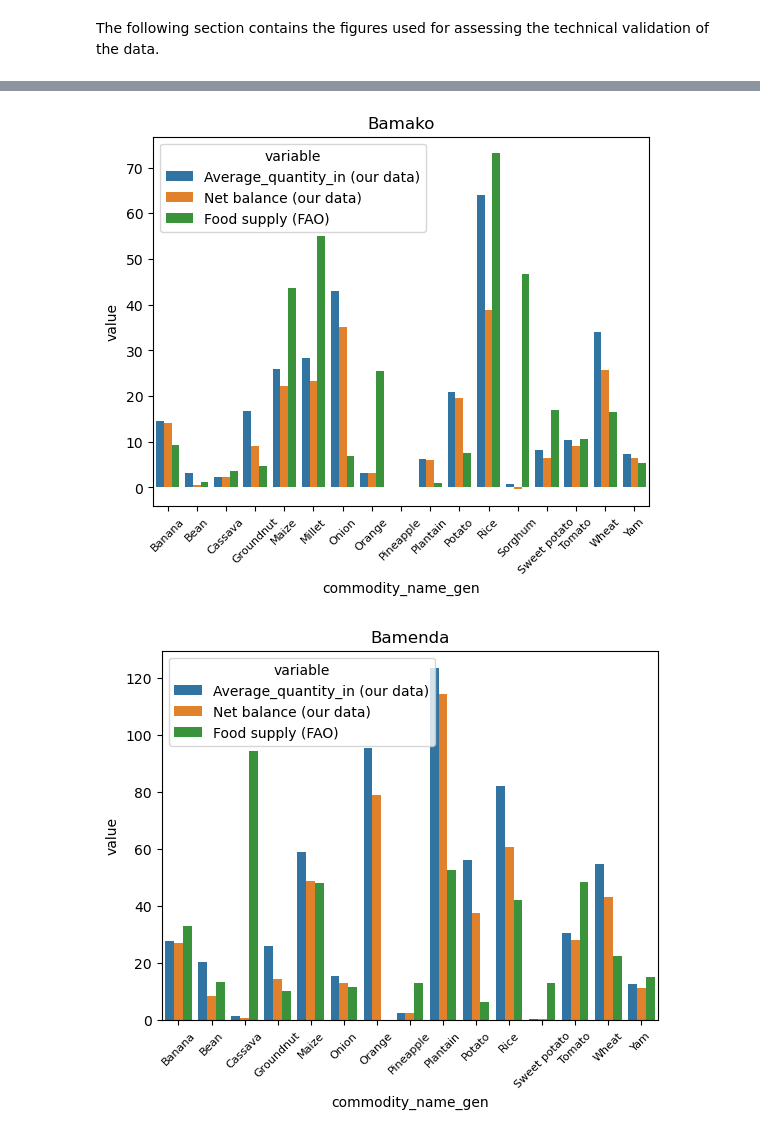
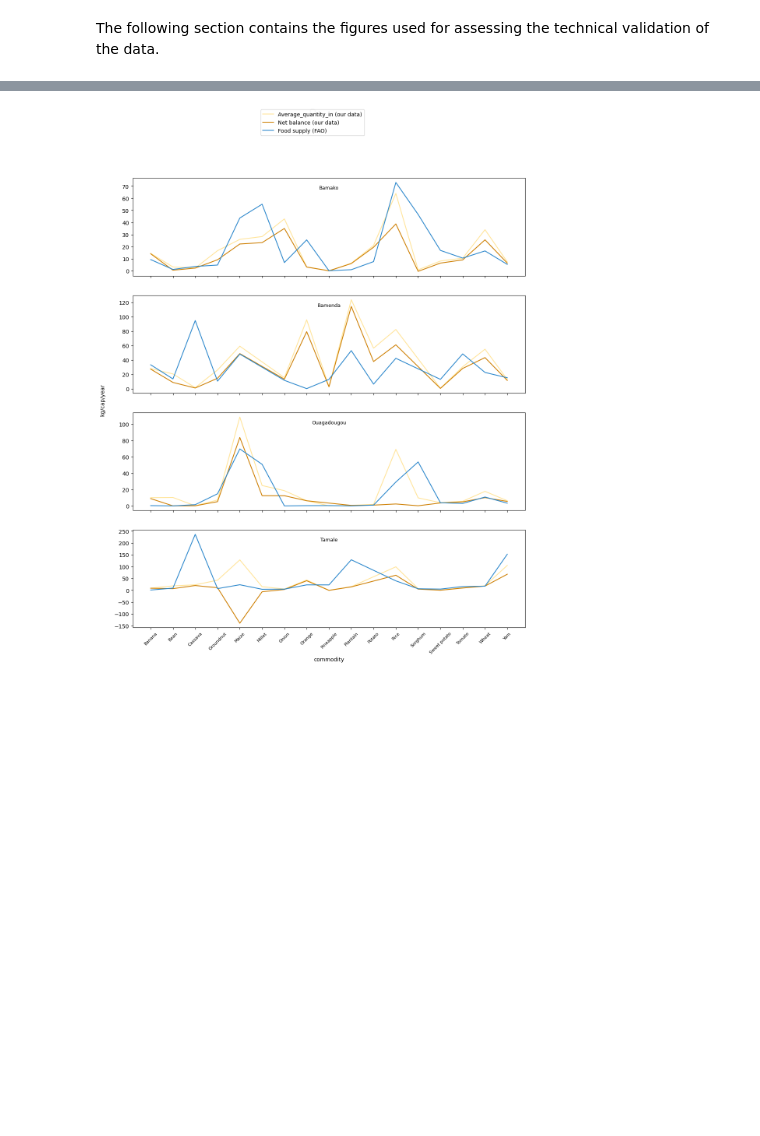
Before and after one commit to HannaKarg/food-flows, a Jupyter notebook: data_paper_16012023.ipynb, the cells around one changed output, grey strips where cells are left out. Saved outputs shown, nothing was run; the diff lists cells and outputs as text; code cells hidden in the pictures; blank space fills up the shorter version.

```diff
--- a/data_paper_16012023.ipynb
+++ b/data_paper_16012023.ipynb
@@ -446,6 +404,7 @@ plt.show()
 # %%
 # balance compared with FAO food balance sheets
-# selected products, BF: 2014, Ghana: 2014, Mali: 2016, Cameroon: 2017
+# selected products (item codes codes S2511, S2807, S2514, S2517, S2518, S2532, S2531, S2533, S2535, S2546,
+# S2552, S2601, S2602, S2611, S2615, S2616, S2618), BF: 2014, Ghana: 2014, Mali: 2016, Cameroon: 2017
 
 df_food_balance_sheet=pd.read_csv("C:/Users/hanna/Documents/papers/UBC/Inputs/data_paper/data/FAO_food_balance_sheet.csv", delimiter=';')
 df_food_balance_sheet['Food supply (FAO)']=df_food_balance_sheet['Value']
@@ -462,51 +421,36 @@ df_outgoing_agg=df_outgoing.groupby(by=['city', 'population', 'season', 'year',
 # in
 
 df_incoming_agg['kg_cap_year']=df_incoming_agg['daily_quantity_adjusted_for_missing_locations']/df_incoming_agg['population']*365
-
 df_outgoing_agg['kg_cap_year']=df_outgoing_agg['daily_quantity_adjusted_for_missing_locations']/df_outgoing_agg['population']*365
 
 # Tamale: average season
 df_incoming_agg_tle=df_incoming_agg[df_incoming_agg['city']=='Tamale']
-
 df_incoming_agg_tle_average_season=df_incoming_agg_tle.groupby(by=['city', 'population', 'season',  'commodity_name_gen'], as_index= False)['kg_cap_year'].mean()
 
 # other cities
 df_incoming_agg_other=df_incoming_agg[(df_incoming_agg['city']=='Ouagadougou') | (df_incoming_agg['city']=='Bamako') | (df_incoming_agg['city']=='Bamenda')]
-
-df_incoming_agg_other.head()
-
 df_incoming_agg_all=pd.concat([df_incoming_agg_tle_average_season, df_incoming_agg_other])
-
 df_incoming_agg_average=df_incoming_agg_all.groupby(by=['city', 'population','commodity_name_gen'], as_index= False)['kg_cap_year'].mean()
-
 df_incoming_agg_average['Average_quantity_in (our data)']=df_incoming_agg_average['kg_cap_year']
 
 # out
 
 df_outgoing_agg['kg_cap_year']=df_outgoing_agg['daily_quantity_adjusted_for_missing_locations']/df_outgoing_agg['population']*365
-
 df_outgoing_agg['kg_cap_year']=df_outgoing_agg['daily_quantity_adjusted_for_missing_locations']/df_outgoing_agg['population']*365
 
 # Tamale: average season
 df_outgoing_agg_tle=df_outgoing_agg[df_outgoing_agg['city']=='Tamale']
-
 df_outgoing_agg_tle_average_season=df_outgoing_agg_tle.groupby(by=['city', 'population', 'season',  'commodity_name_gen'], as_index= False)['kg_cap_year'].mean()
 
 # other cities
 df_outgoing_agg_other=df_outgoing_agg[(df_outgoing_agg['city']=='Ouagadougou') | (df_outgoing_agg['city']=='Bamako') | (df_outgoing_agg['city']=='Bamenda')]
-
-df_outgoing_agg_other.head()
-
 df_outgoing_agg_all=pd.concat([df_outgoing_agg_tle_average_season, df_outgoing_agg_other])
-
 df_outgoing_agg_average=df_outgoing_agg_all.groupby(by=['city', 'population','commodity_name_gen'], as_index= False)['kg_cap_year'].mean()
-
 df_outgoing_agg_average['Average_quantity_out (our data)']=df_outgoing_agg_average['kg_cap_year']
 
 # balance
 
 df_in_out_agg_average=pd.merge(df_incoming_agg_average, df_outgoing_agg_average, how='left', on=['city', 'commodity_name_gen'])
-
 df_in_out_agg_average['Net balance (our data)']=df_in_out_agg_average['Average_quantity_in (our data)']-df_in_out_agg_average['Average_quantity_out (our data)']
 
 df_in_out_agg_average['Item Code (CPC)']=''
@@ -515,38 +459,49 @@ df_in_out_agg_average.loc[df_in_out_agg_average['commodity_name_gen']=='Wheat',
 df_in_out_agg_average.loc[df_in_out_agg_average['commodity_name_gen']=='Rice', 'Item Code (CPC)'] = 'S2807'
 df_in_out_agg_average.loc[df_in_out_agg_average['commodity_name_gen']=='Maize', 'Item Code (CPC)'] = 'S2514'
 df_in_out_agg_average.loc[df_in_out_agg_average['commodity_name_gen']=='Millet', 'Item Code (CPC)'] = 'S2517'
 df_in_out_agg_average.loc[df_in_out_agg_average['commodity_name_gen']=='Sorghum', 'Item Code (CPC)'] = 'S2518'
 df_in_out_agg_average.loc[df_in_out_agg_average['commodity_name_gen']=='Cassava', 'Item Code (CPC)'] = 'S2532'
 df_in_out_agg_average.loc[df_in_out_agg_average['commodity_name_gen']=='Potato', 'Item Code (CPC)'] = 'S2531'
 df_in_out_agg_average.loc[df_in_out_agg_average['commodity_name_gen']=='Sweet potato', 'Item Code (CPC)'] = 'S2533'
 df_in_out_agg_average.loc[df_in_out_agg_average['commodity_name_gen']=='Yam', 'Item Code (CPC)'] = 'S2535'
 df_in_out_agg_average.loc[df_in_out_agg_average['commodity_name_gen']=='Bean', 'Item Code (CPC)'] = 'S2546'
 df_in_out_agg_average.loc[df_in_out_agg_average['commodity_name_gen']=='Groundnut', 'Item Code (CPC)'] = 'S2552'
 df_in_out_agg_average.loc[df_in_out_agg_average['commodity_name_gen']=='Onion', 'Item Code (CPC)'] = 'S2602'
 df_in_out_agg_average.loc[df_in_out_agg_average['commodity_name_gen']=='Tomato', 'Item Code (CPC)'] = 'S2601'
 df_in_out_agg_average.loc[df_in_out_agg_average['commodity_name_gen']=='Orange', 'Item Code (CPC)'] = 'S2611'
 df_in_out_agg_average.loc[df_in_out_agg_average['commodity_name_gen']=='Banana', 'Item Code (CPC)'] = 'S2615'
 df_in_out_agg_average.loc[df_in_out_agg_average['commodity_name_gen']=='Plantain', 'Item Code (CPC)'] = 'S2616'
 df_in_out_agg_average.loc[df_in_out_agg_average['commodity_name_gen']=='Pineapple', 'Item Code (CPC)'] = 'S2618'
 
 df_in_out_agg_average.loc[df_in_out_agg_average['city']=='Tamale', 'Area Code (M49)'] = 288
 df_in_out_agg_average.loc[df_in_out_agg_average['city']=='Ouagadougou', 'Area Code (M49)'] = 854
 df_in_out_agg_average.loc[df_in_out_agg_average['city']=='Bamako', 'Area Code (M49)'] = 466
 df_in_out_agg_average.loc[df_in_out_agg_average['city']=='Bamenda', 'Area Code (M49)'] = 120
 
 join_data_balance_with_FAO_food_balance=pd.merge(df_in_out_agg_average, df_food_balance_sheet, how='inner', on=["Item Code (CPC)", "Area Code (M49)"])
 
+# variation in %
+join_data_balance_with_FAO_food_balance['variation_percent']=(join_data_balance_with_FAO_food_balance['Net balance (our data)']-join_data_balance_with_FAO_food_balance['Food supply (FAO)'])*100/join_data_balance_with_FAO_food_balance['Net balance (our data)']
+join_data_balance_with_FAO_food_balance.head()
+
+# plot
 join_data_balance_with_FAO_food_balance_melt=join_data_balance_with_FAO_food_balance.melt(id_vars=['city', 'commodity_name_gen'], value_vars=['Average_quantity_in (our data)', 'Net balance (our data)', 'Food supply (FAO)'])
-
 join_data_balance_with_FAO_food_balance['city'].unique()
 
-for city in join_data_balance_with_FAO_food_balance_melt['city'].unique():
+palette={'Average_quantity_in (our data)': "#ffe599", 'Net balance (our data)': "#ce7e00", 'Food supply (FAO)': "#2986cc"}
+
+fig, axs = plt.subplots(4, sharex=True, figsize=(13, 15))
+for count, city in enumerate(join_data_balance_with_FAO_food_balance_melt['city'].unique()):
     join_data_balance_with_FAO_food_balance_melt_city=join_data_balance_with_FAO_food_balance_melt[join_data_balance_with_FAO_food_balance_melt['city']==city]
-    plt.figure()
-    sns.barplot(data=join_data_balance_with_FAO_food_balance_melt_city, x='commodity_name_gen', y='value', hue='variable')
-    plt.title(city)
+    sns.lineplot(data=join_data_balance_with_FAO_food_balance_melt_city, x='commodity_name_gen', y='value', hue='variable', ax=axs[count], palette=palette)
+    axs[count].axes.get_yaxis().get_label().set_visible(False)
+    axs[count].set_title(city, x=0.5, y=0.85, size=9)
     plt.xticks(fontsize=8, rotation=45)
-    plt.show()
+    fig.supylabel('kg/cap/year', x=0.06, size=10)
+    axs[count].legend([],[], frameon=False)
+    handles, labels = axs[3].get_legend_handles_labels()
+    fig.legend(handles, labels, loc='upper center')
+plt.xlabel('commodity')
+plt.show()
 # %% [output]
-[figure, old version]
+[figure, new version]
-[figure, removed]
```
Also changed, not shown: parts of 13 cells of this notebook.
